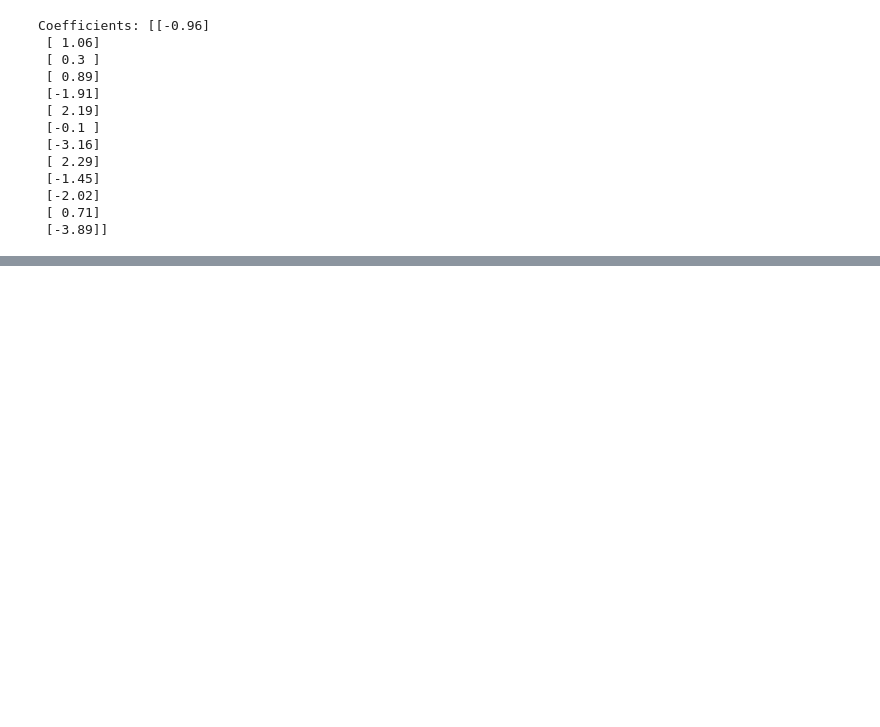
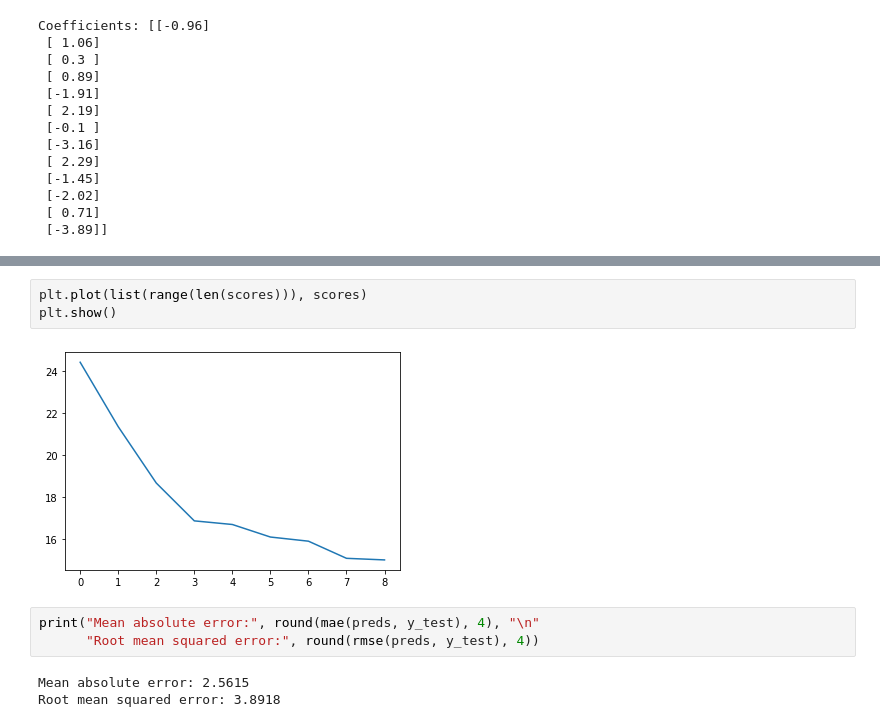
Before and after one commit to chris-santiago/dlfs, a Jupyter notebook: notebooks/Chap2.ipynb, the cells around one changed output, grey strips where cells are left out. Drawn from its saved outputs; the diff is of its cells as text; blank space fills up the shorter version.

```diff
--- a/notebooks/Chap2.ipynb
+++ b/notebooks/Chap2.ipynb
@@ -93,0 +143,11 @@ Coefficients: [[-0.96]
+# %%
+plt.plot(list(range(len(scores))), scores)
+plt.show()
+# %% [output]
+[figure, added]
+# %%
+print("Mean absolute error:", round(mae(preds, y_test), 4), "\n"
+      "Root mean squared error:", round(rmse(preds, y_test), 4))
+# %% [output]
+Mean absolute error: 2.5615
+Root mean squared error: 3.8918
```
Also changed, not shown: parts of 12 cells of this notebook, 1 other file.
